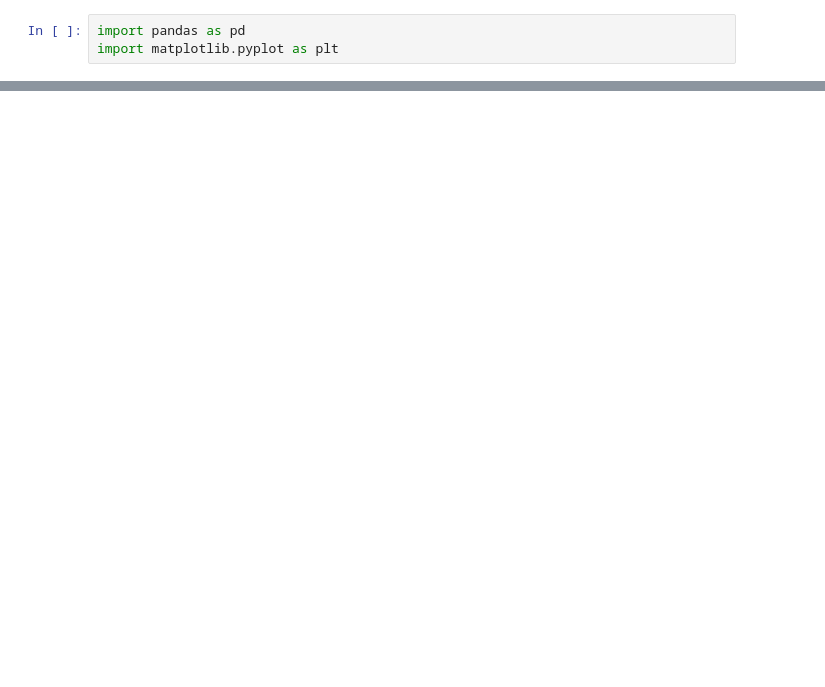
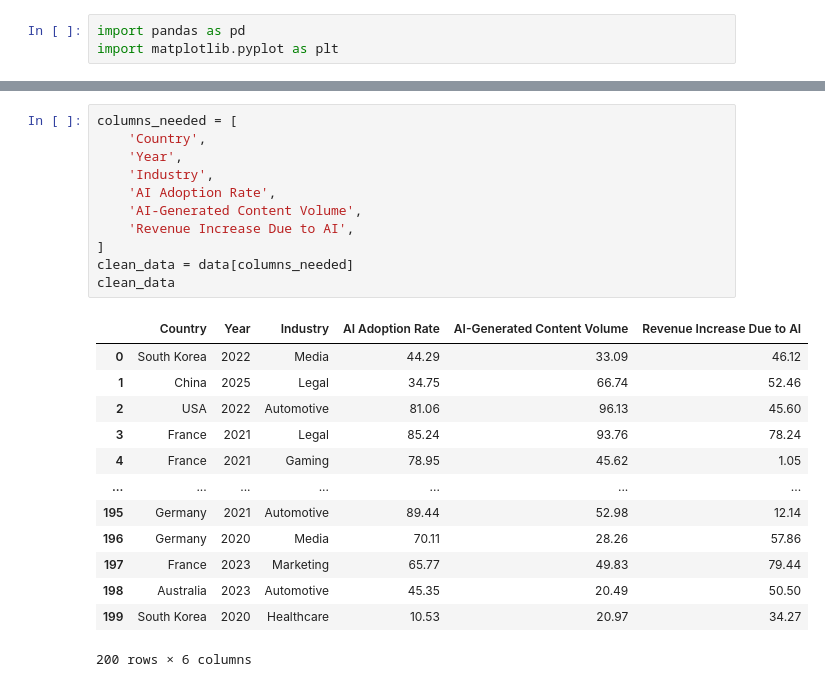
Before and after one commit to Parashuram-V-Pawar/daily-task, a Jupyter notebook: 13-01-2026/dataset_analysing.ipynb, the cells around one changed output, grey strips where cells are left out. Cells and saved outputs as stored; diff of their text form; blank space fills up the shorter version.

```diff
--- a/13-01-2026/dataset_analysing.ipynb
+++ b/13-01-2026/dataset_analysing.ipynb
@@ -43,0 +42,25 @@ data.tail()
+# %%
+columns_needed = [
+    'Country',
+    'Year',
+    'Industry',
+    'AI Adoption Rate',
+    'AI-Generated Content Volume',
+    'Revenue Increase Due to AI',
+]
+clean_data = data[columns_needed]
+clean_data
+# %% [output]
+|  | Country | Year | Industry | AI Adoption Rate | AI-Generated Content Volume | Revenue Increase Due to AI |
+| 0 | South Korea | 2022 | Media | 44.29 | 33.09 | 46.12 |
+| 1 | China | 2025 | Legal | 34.75 | 66.74 | 52.46 |
+| 2 | USA | 2022 | Automotive | 81.06 | 96.13 | 45.60 |
+| 3 | France | 2021 | Legal | 85.24 | 93.76 | 78.24 |
+| 4 | France | 2021 | Gaming | 78.95 | 45.62 | 1.05 |
+| ... | ... | ... | ... | ... | ... | ... |
+| 195 | Germany | 2021 | Automotive | 89.44 | 52.98 | 12.14 |
+| 196 | Germany | 2020 | Media | 70.11 | 28.26 | 57.86 |
+| 197 | France | 2023 | Marketing | 65.77 | 49.83 | 79.44 |
+| 198 | Australia | 2023 | Automotive | 45.35 | 20.49 | 50.50 |
+| 199 | South Korea | 2020 | Healthcare | 10.53 | 20.97 | 34.27 |
+200 rows × 6 columns
```
Also changed, not shown: parts of 17 cells of this notebook, 3 other files.
